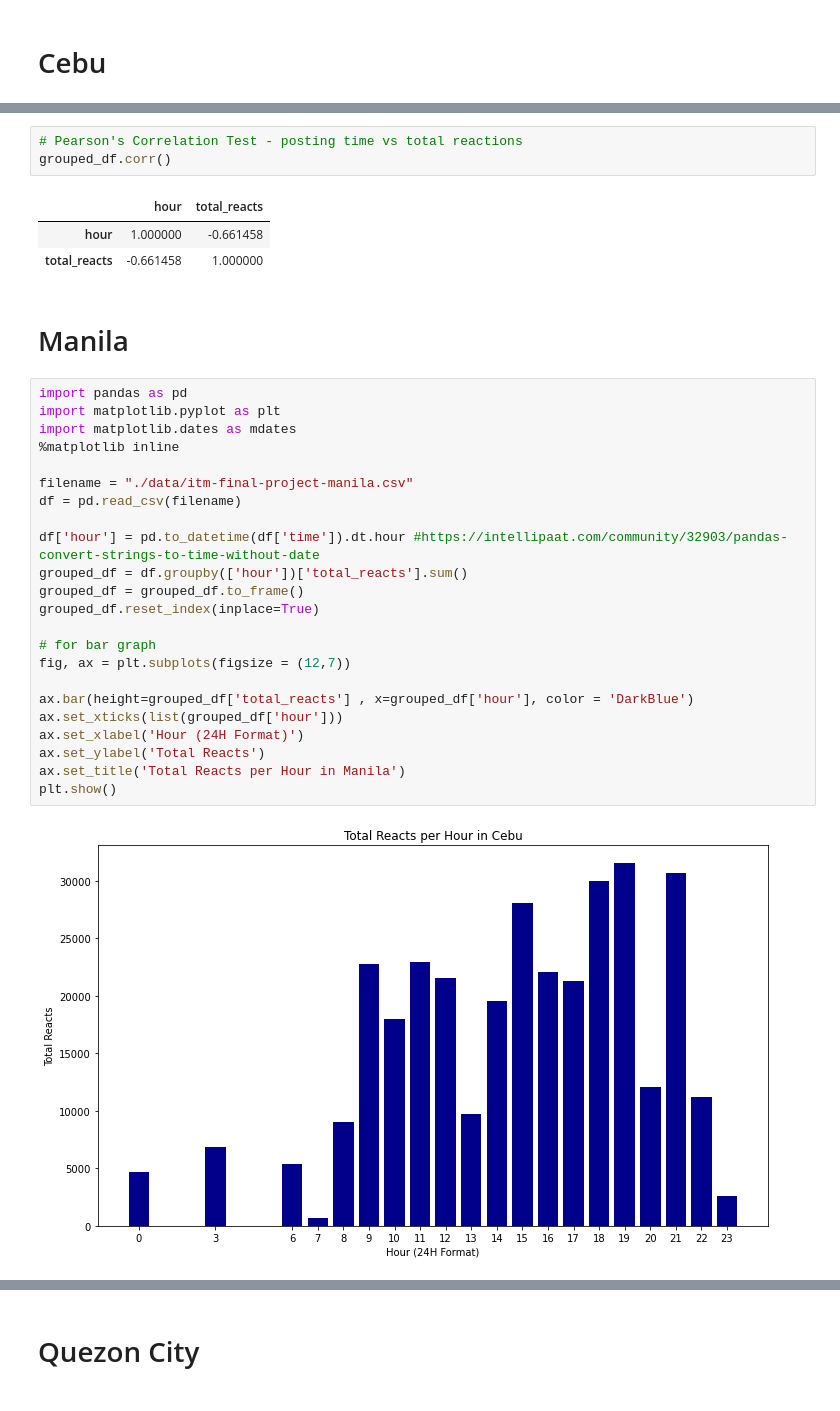
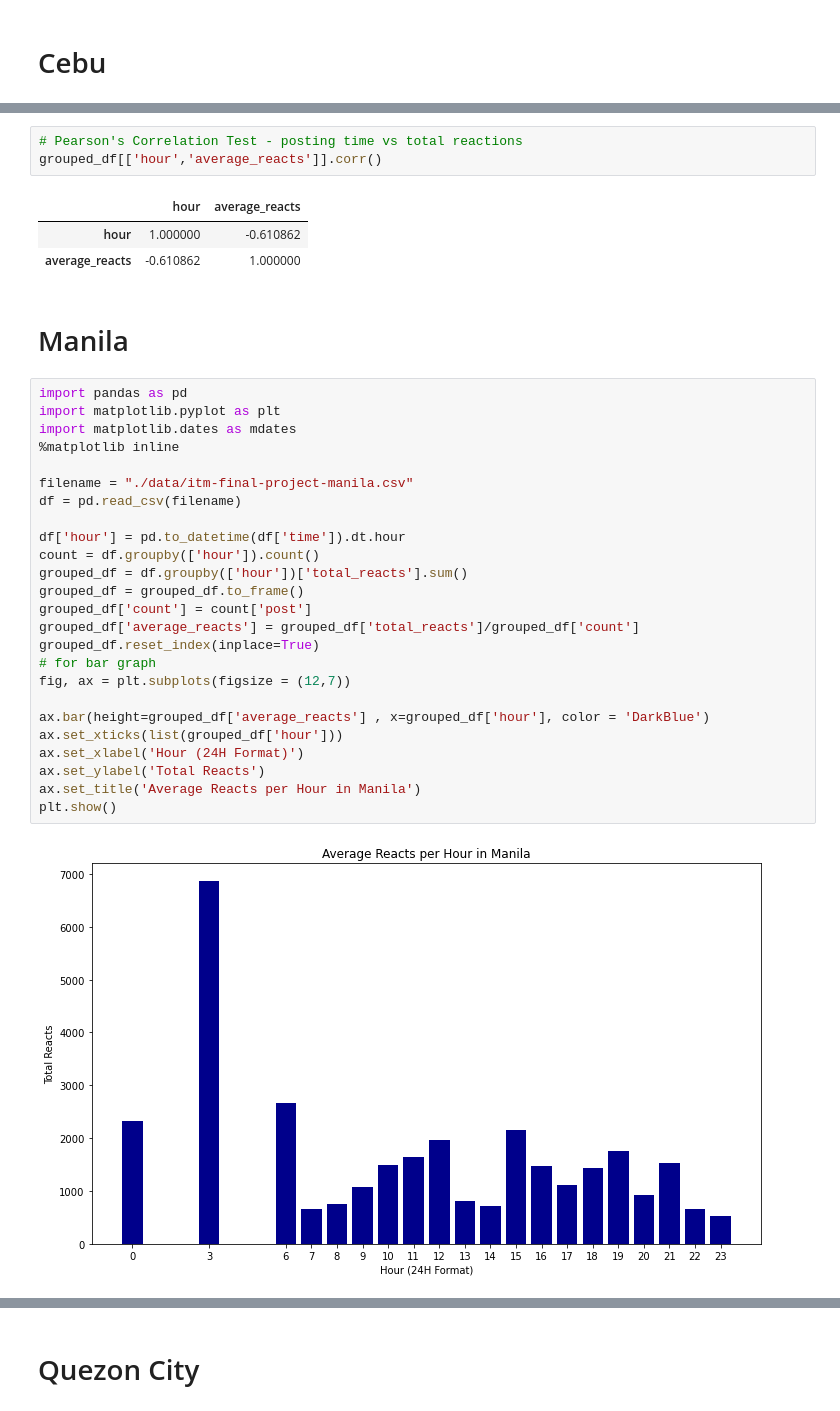
Before and after one commit to ngltrs/projectdraft, a Jupyter notebook: Engagement VS Hour.ipynb, the cells around one changed output, grey strips where cells are left out. Saved outputs shown, nothing was run; the diff lists cells and outputs as text.

Commit message:
used average instead of total reacts

```diff
--- a/Engagement VS Hour.ipynb
+++ b/Engagement VS Hour.ipynb
@@ -39,35 +41,37 @@ Text(0.5, 1.0, 'Total Reacts VS Hour')
 # %%
 # Pearson's Correlation Test - posting time vs total reactions
-grouped_df.corr()
+grouped_df[['hour','average_reacts']].corr()
 # %% [output]
-|  | hour | total_reacts |
-| hour | 1.000000 | -0.661458 |
-| total_reacts | -0.661458 | 1.000000 |
+|  | hour | average_reacts |
+| hour | 1.000000 | -0.610862 |
+| average_reacts | -0.610862 | 1.000000 |
 # %% [markdown]
 # Manila
 # %%
 import pandas as pd
 import matplotlib.pyplot as plt
 import matplotlib.dates as mdates
 %matplotlib inline
 
 filename = "./data/itm-final-project-manila.csv"
 df = pd.read_csv(filename)
 
-df['hour'] = pd.to_datetime(df['time']).dt.hour #https://intellipaat.com/community/32903/pandas-convert-strings-to-time-without-date
+df['hour'] = pd.to_datetime(df['time']).dt.hour
+count = df.groupby(['hour']).count()
 grouped_df = df.groupby(['hour'])['total_reacts'].sum()
 grouped_df = grouped_df.to_frame()
+grouped_df['count'] = count['post']
+grouped_df['average_reacts'] = grouped_df['total_reacts']/grouped_df['count']
 grouped_df.reset_index(inplace=True)
-
 # for bar graph
 fig, ax = plt.subplots(figsize = (12,7))
 
-ax.bar(height=grouped_df['total_reacts'] , x=grouped_df['hour'], color = 'DarkBlue')
+ax.bar(height=grouped_df['average_reacts'] , x=grouped_df['hour'], color = 'DarkBlue')
 ax.set_xticks(list(grouped_df['hour']))
 ax.set_xlabel('Hour (24H Format)')
 ax.set_ylabel('Total Reacts')
-ax.set_title('Total Reacts per Hour in Manila')
+ax.set_title('Average Reacts per Hour in Manila')
 plt.show()
 # %% [output]
-[figure, old version]
+[figure, new version]
 # %%
```
Also changed, not shown: parts of 7 cells of this notebook.
